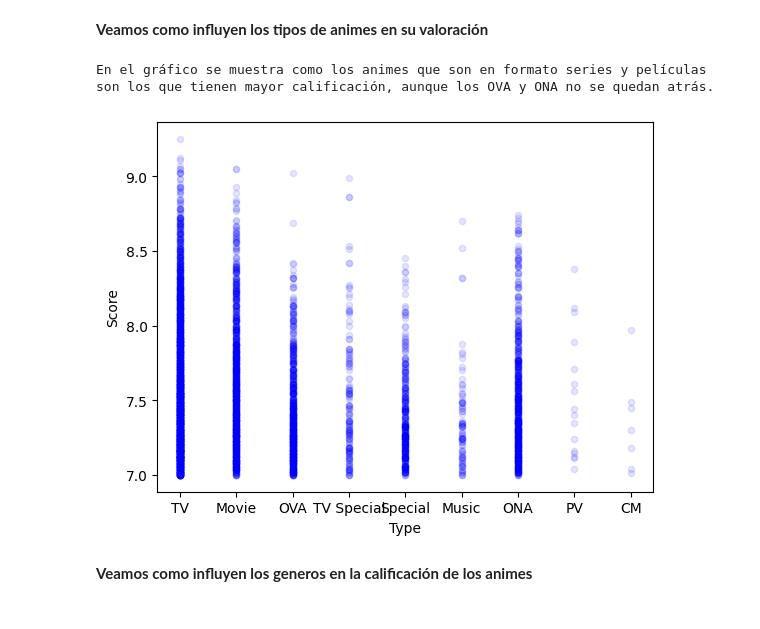
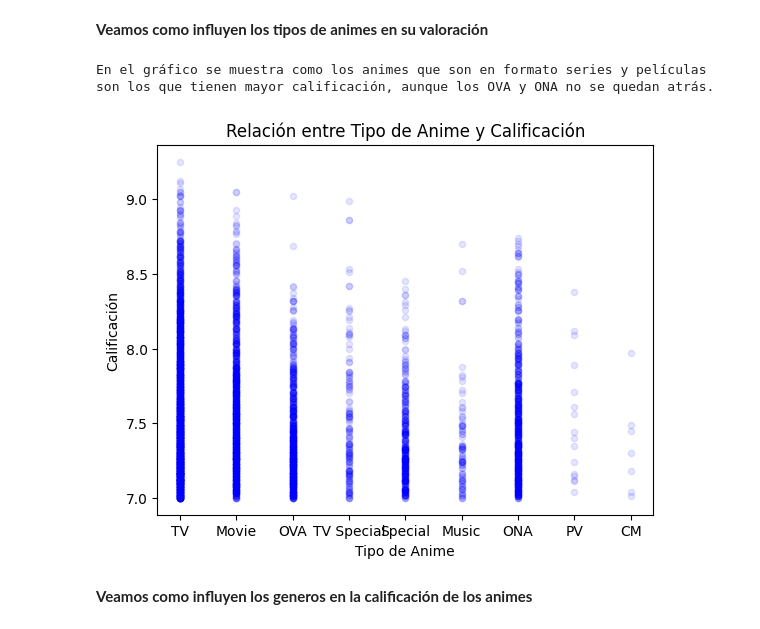
Before and after one commit to bondiolandia/TP_Laboratorio_de_M-todos_Cuantitativos_2026, a Jupyter notebook: notebook_Evolucion_del_Anime.ipynb, the cells around one changed output. Cells and saved outputs as stored; diff of their text form; code cells hidden in the pictures.

```diff
--- a/notebook_Evolucion_del_Anime.ipynb
+++ b/notebook_Evolucion_del_Anime.ipynb
@@ -214,11 +214,13 @@ See the caveats in the documentation: https://pandas.pydata.org/pandas-docs/stab
 # %%
 import matplotlib.pyplot as plt #Importamos la libreria necesaria.
 Animes_Bien_Valorados.plot(x="Type", y="Score", kind="scatter", alpha=0.1, color="blue") #Codigo para hacer el gráfico, en forma de puntitos, mientras más acumulación de animes haya, más profundose hace el color azu.
-
+plt.title("Relación entre Tipo de Anime y Calificación")
+plt.xlabel("Tipo de Anime")
+plt.ylabel("Calificación")
 plt.show
 print(f"En el gráfico se muestra como los animes que son en formato series y películas son los que tienen mayor calificación, aunque los OVA y ONA no se quedan atrás.")
 # %% [output]
 En el gráfico se muestra como los animes que son en formato series y películas son los que tienen mayor calificación, aunque los OVA y ONA no se quedan atrás.
-[figure, old version]
+[figure, new version]
 # %% [markdown]
 **Veamos como influyen los generos en la calificación de los animes**
```
Also changed, not shown: parts of 3 cells of this notebook.
